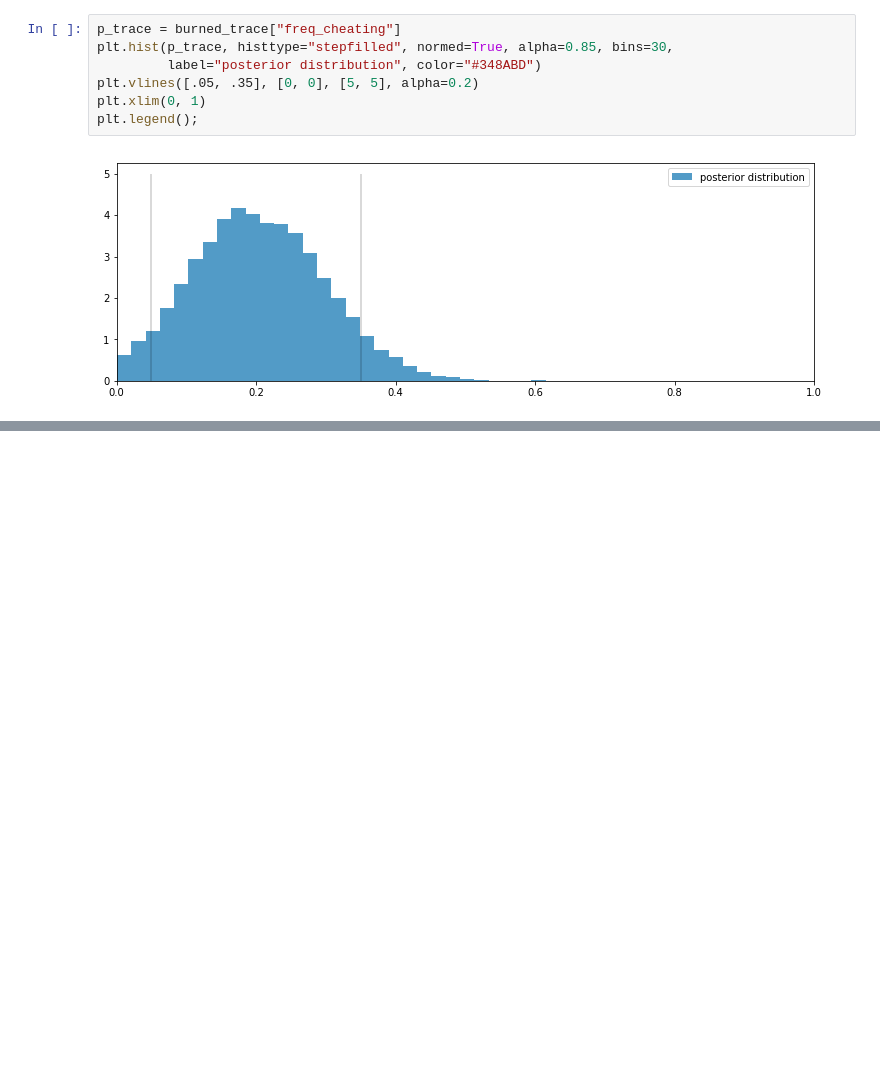
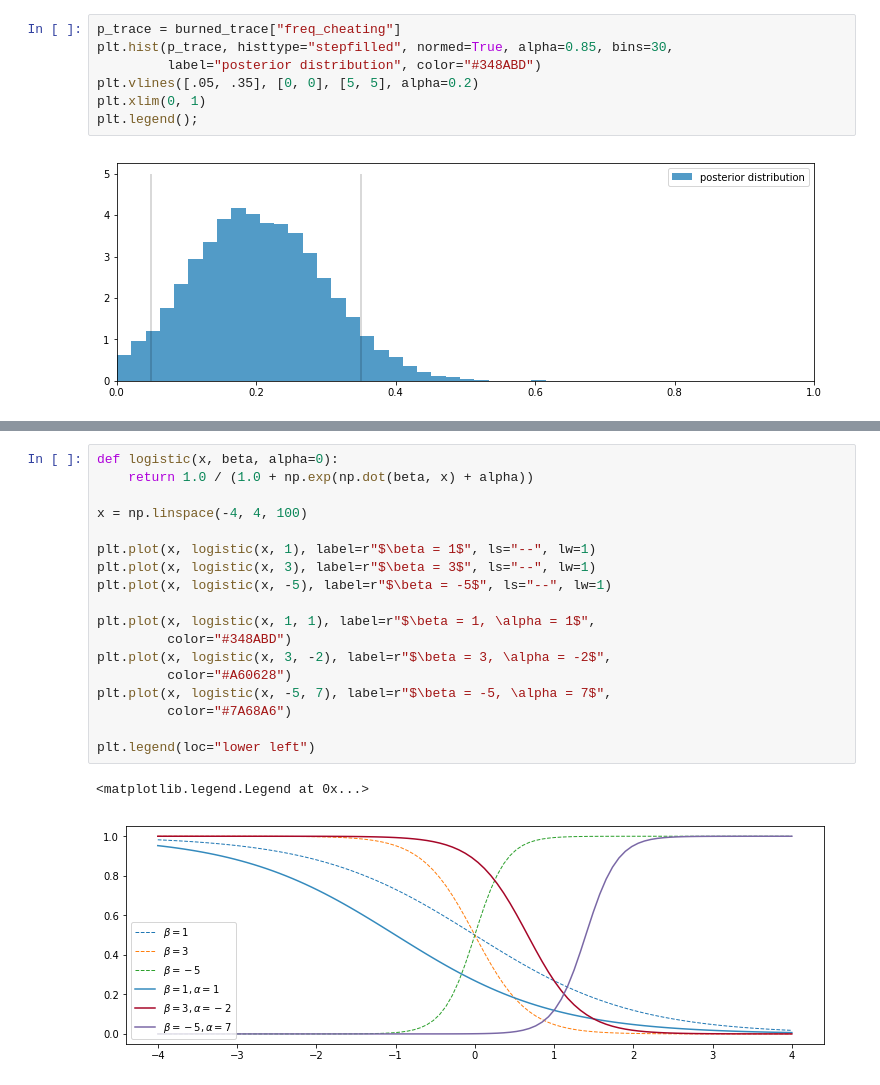
Before and after one commit to TanUkkii007/Probabilistic-Programming-and-Bayesian-Methods-for-Hackers, a Jupyter notebook: ch02/Ch2_MorePyMC_PyMC3.ipynb, the cells around one changed output, grey strips where cells are left out. Cells and saved outputs as stored; diff of their text form; blank space fills up the shorter version.

```diff
--- a/ch02/Ch2_MorePyMC_PyMC3.ipynb
+++ b/ch02/Ch2_MorePyMC_PyMC3.ipynb
@@ -324,0 +378,21 @@ plt.legend();
+# %%
+def logistic(x, beta, alpha=0):
+    return 1.0 / (1.0 + np.exp(np.dot(beta, x) + alpha))
+
+x = np.linspace(-4, 4, 100)
+
+plt.plot(x, logistic(x, 1), label=r"$\beta = 1$", ls="--", lw=1)
+plt.plot(x, logistic(x, 3), label=r"$\beta = 3$", ls="--", lw=1)
+plt.plot(x, logistic(x, -5), label=r"$\beta = -5$", ls="--", lw=1)
+
+plt.plot(x, logistic(x, 1, 1), label=r"$\beta = 1, \alpha = 1$",
+         color="#348ABD")
+plt.plot(x, logistic(x, 3, -2), label=r"$\beta = 3, \alpha = -2$",
+         color="#A60628")
+plt.plot(x, logistic(x, -5, 7), label=r"$\beta = -5, \alpha = 7$",
+         color="#7A68A6")
+
+plt.legend(loc="lower left")
+# %% [output]
+<matplotlib.legend.Legend at 0x...>
+[figure, added]
```
Also changed, not shown: parts of 10 cells of this notebook, 1 other file.
